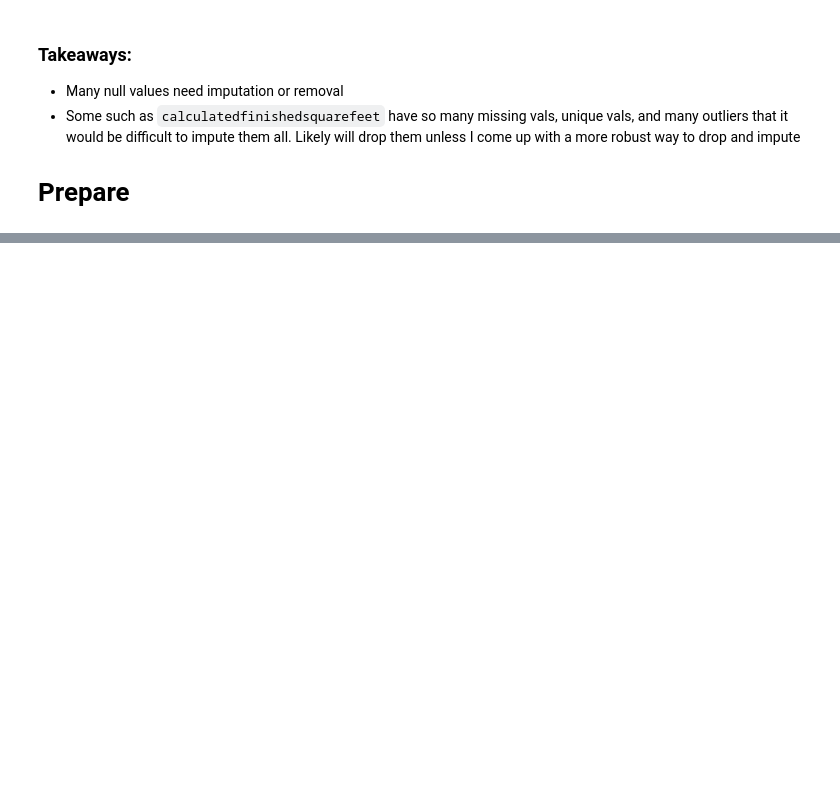
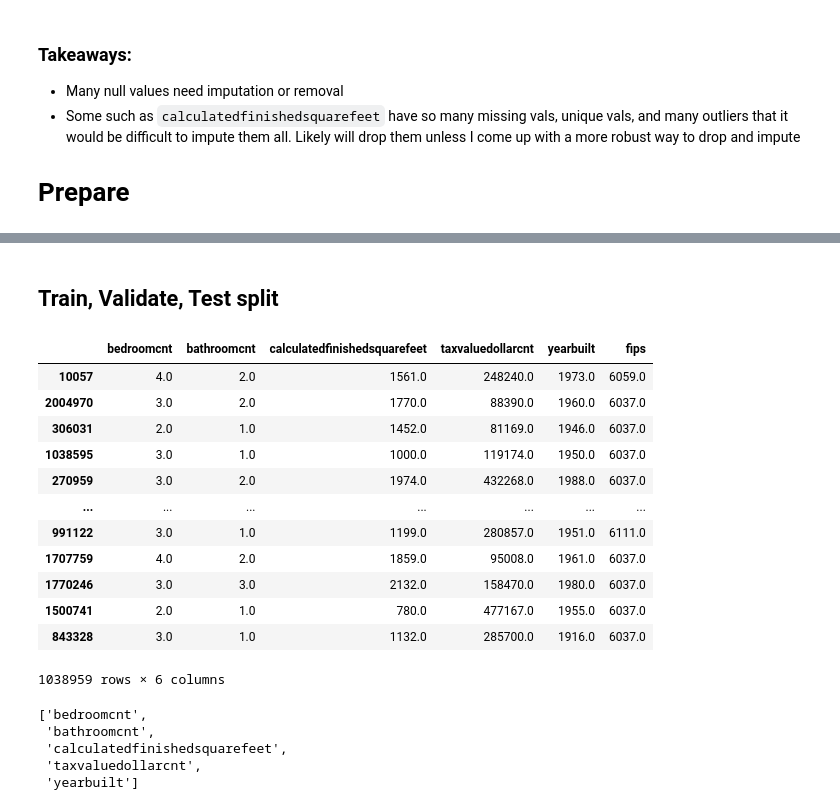
Before and after one commit to Marley-C-Robinson-99/regression-exercises, a Jupyter notebook: wrangle.ipynb, the cells around one changed output, grey strips where cells are left out. Cells and saved outputs as stored; diff of their text form; code cells hidden in the pictures; blank space fills up the shorter version.

```diff
--- a/wrangle.ipynb
+++ b/wrangle.ipynb
@@ -116,0 +169,2 @@ df[df.bathroomcnt.isnull()]
+# %% [markdown]
+## Train, Validate, Test split
@@ -116,0 +183,18 @@ df[df.bathroomcnt.isnull()]
+# %%
+train, validate, test = wr.wrangle_zillow()
+# %%
+train
+# %% [output]
+|  | bedroomcnt | bathroomcnt | calculatedfinishedsquarefeet | taxvaluedollarcnt | yearbuilt | fips |
+| 10057 | 4.0 | 2.0 | 1561.0 | 248240.0 | 1973.0 | 6059.0 |
+| 2004970 | 3.0 | 2.0 | 1770.0 | 88390.0 | 1960.0 | 6037.0 |
+| 306031 | 2.0 | 1.0 | 1452.0 | 81169.0 | 1946.0 | 6037.0 |
+| 1038595 | 3.0 | 1.0 | 1000.0 | 119174.0 | 1950.0 | 6037.0 |
+| 270959 | 3.0 | 2.0 | 1974.0 | 432268.0 | 1988.0 | 6037.0 |
+| ... | ... | ... | ... | ... | ... | ... |
+| 991122 | 3.0 | 1.0 | 1199.0 | 280857.0 | 1951.0 | 6111.0 |
+| 1707759 | 4.0 | 2.0 | 1859.0 | 95008.0 | 1961.0 | 6037.0 |
+| 1770246 | 3.0 | 3.0 | 2132.0 | 158470.0 | 1980.0 | 6037.0 |
+| 1500741 | 2.0 | 1.0 | 780.0 | 477167.0 | 1955.0 | 6037.0 |
+| 843328 | 3.0 | 1.0 | 1132.0 | 285700.0 | 1916.0 | 6037.0 |
+1038959 rows × 6 columns
@@ -116,0 +206,8 @@ df[df.bathroomcnt.isnull()]
+# %%
+cols
+# %% [output]
+['bedroomcnt',
+ 'bathroomcnt',
+ 'calculatedfinishedsquarefeet',
+ 'taxvaluedollarcnt',
+ 'yearbuilt']
```
Also changed, not shown: parts of 21 cells of this notebook, 5 other files.
